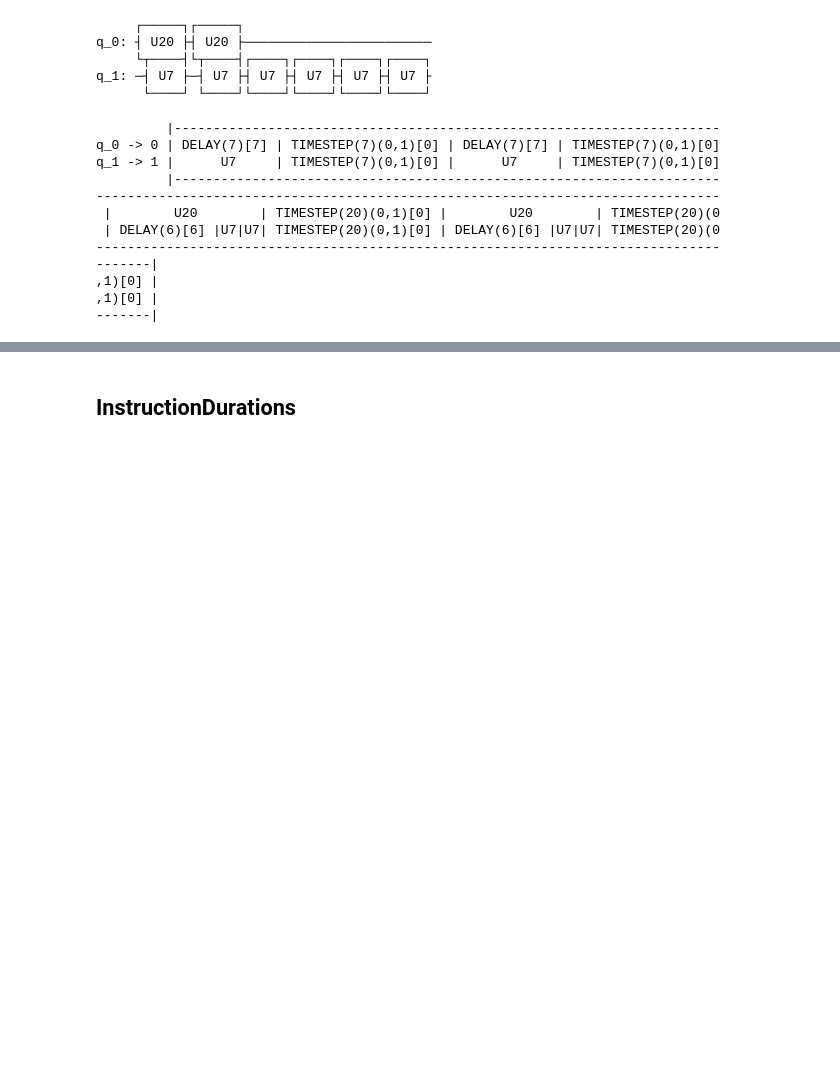
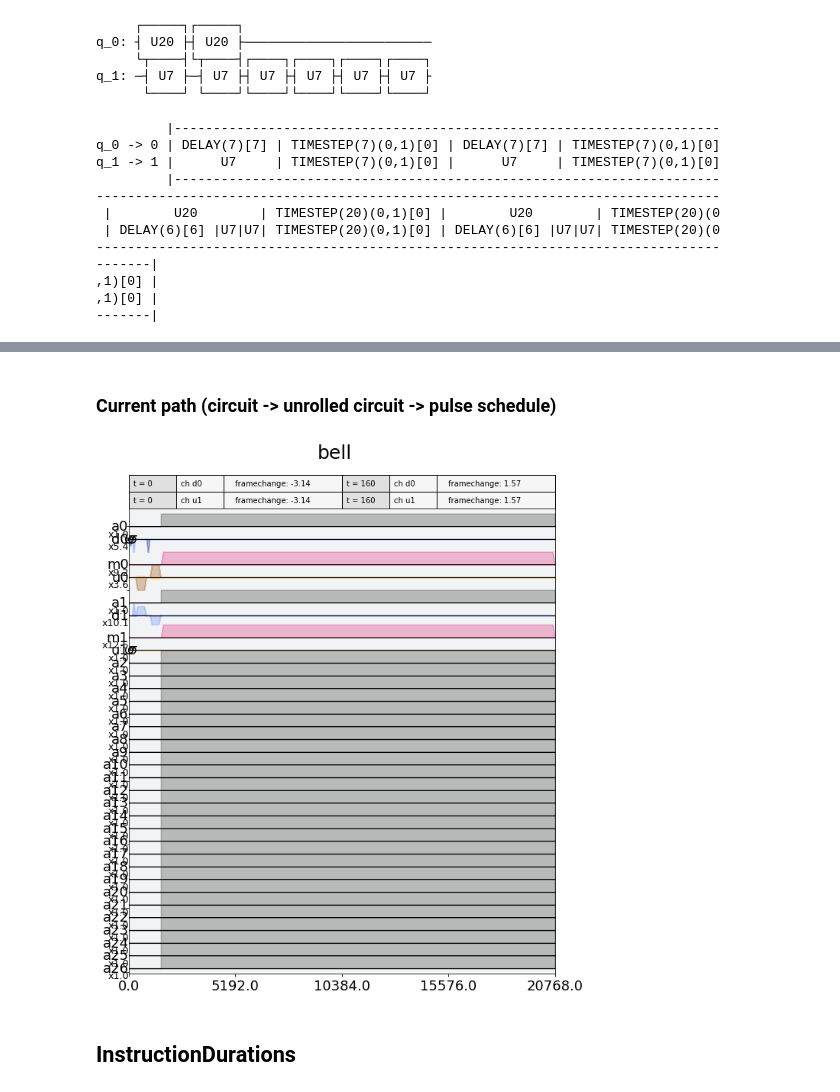
Before and after one commit to nkanazawa1989/qiskit-terra, a Jupyter notebook: examples/Examples of scheduled circuit.ipynb, the cells around one changed output, grey strips where cells are left out. Cells and saved outputs as stored; diff of their text form; code cells hidden in the pictures; blank space fills up the shorter version.

```diff
--- a/examples/Examples of scheduled circuit.ipynb
+++ b/examples/Examples of scheduled circuit.ipynb
@@ -330,3 +356,15 @@ q_1 -> 1 |      U7     | TIMESTEP(7)(0,1)[0] |      U7     | TIMESTEP(7)(0,1)[0]
+# %% [markdown]
+### Current path (circuit -> unrolled circuit -> pulse schedule)
+# %%
+from qiskit import schedule
+# sched_path1 = schedule(qc, backend)  # we cannot do this because schedule requires unrolled circuit
+sched_path1 = schedule(qc.decompose(), backend)  # works in this case
+# You need transpile() in general to unroll
+# transpiled = transpile(qc, backend, basis_gates=['u1', 'u2', 'u3', 'cx'], coupling_map=[[0,1],[1,2]])
+# sched_path1 = schedule(transpiled, backend)
+sched_path1.draw()
+# %% [output]
+[figure, added]
 # %% [markdown]
 ## InstructionDurations
 # %%
```
Also changed, not shown: parts of 6 cells of this notebook, 1 other file.
